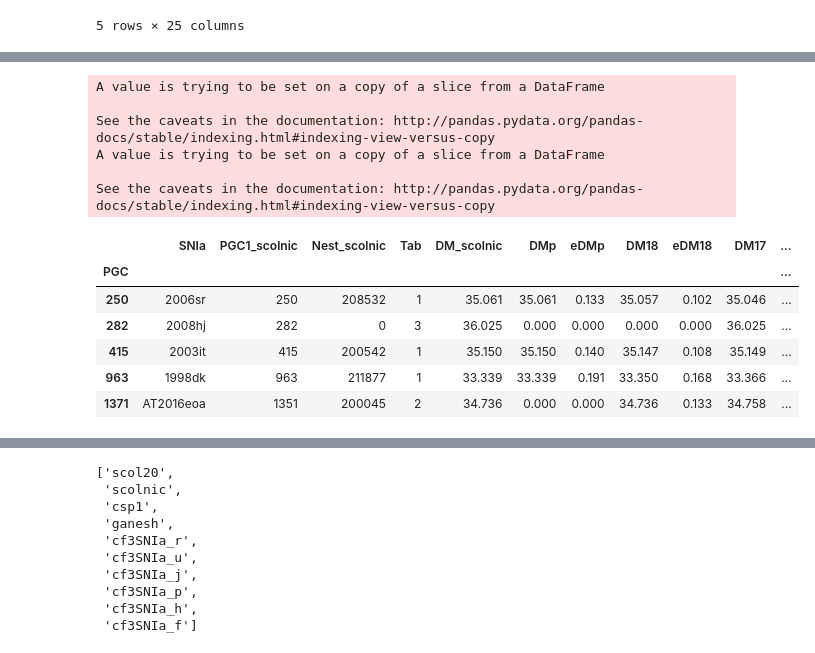
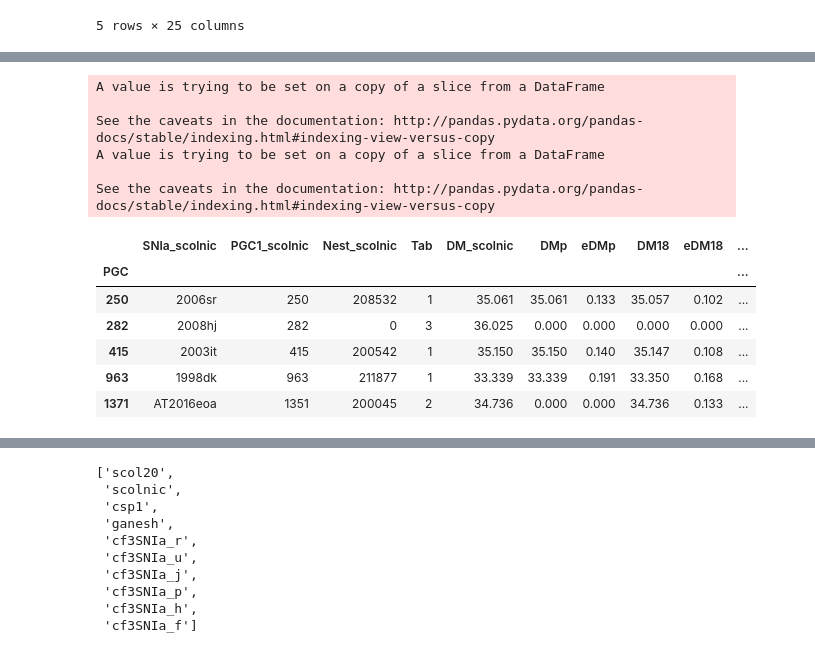
Before and after one commit to ekourkchi/CF4catalog, a Jupyter notebook: SNIa_groups-catal.ipynb, the cells around one changed output, grey strips where cells are left out. Drawn from its saved outputs; the diff is of its cells as text; code cells hidden in the pictures.

Commit message:
fixing promlems with SNIa catalogs

```diff
--- a/SNIa_groups-catal.ipynb
+++ b/SNIa_groups-catal.ipynb
@@ -212,40 +225,42 @@ df = pd.read_csv('ScolnicSNIa3Tables.csv', delimiter='|')
 df = df.rename(columns=lambda x: x.strip())
 df["PGC1"] = df.apply(lambda x: x.PGC1 if x.PGC1 != 0 else x.PGC, axis=1)
 
 df = df.set_index('PGC')
 
 
 
 df = df.rename(columns={"Nest": "Nest_scolnic"})
+df = df.rename(columns={"SNIa": "SNIa_scolnic"})
 df["Vcmb_scolnic"] = Vh2V3k(df["Glon"], df["Glat"], df["Vhel"])
 df = df.rename(columns={"PGC1": "PGC1_scolnic"})
 df["eDM_scolnic"] = df.apply(lambda x:
                              x.eDMp if x["Tab"]==1
                              else (x["eDM18"] if
                             ["Tab"]==2 else x["eDM17"])
                             , axis=1)
 
 
 df["eDM_scolnic"] = np.sqrt(df["eDM_scolnic"]**2+0.15**2)
 
 df_scolnic = df.rename(columns={"DM": "DM_scolnic"})
+
 df_scolnic["DM_scolnic"][df_scolnic["DM_scolnic"]==0] = np.nan
 df_scolnic["eDM_scolnic"][df_scolnic["DM_scolnic"].isna()] = np.nan
 df_scolnic.head()
 # %% [output]
 A value is trying to be set on a copy of a slice from a DataFrame
 
 See the caveats in the documentation: http://pandas.pydata.org/pandas-docs/stable/indexing.html#indexing-view-versus-copy
 A value is trying to be set on a copy of a slice from a DataFrame
 
 See the caveats in the documentation: http://pandas.pydata.org/pandas-docs/stable/indexing.html#indexing-view-versus-copy
-|  | SNIa | PGC1_scolnic | Nest_scolnic | Tab | DM_scolnic | DMp | eDMp | DM18 | eDM18 | DM17 | ... |
-| PGC |  |  |  |  |  |  |  |  |  |  | ... |
-| 250 | 2006sr | 250 | 208532 | 1 | 35.061 | 35.061 | 0.133 | 35.057 | 0.102 | 35.046 | ... |
-| 282 | 2008hj | 282 | 0 | 3 | 36.025 | 0.000 | 0.000 | 0.000 | 0.000 | 36.025 | ... |
-| 415 | 2003it | 415 | 200542 | 1 | 35.150 | 35.150 | 0.140 | 35.147 | 0.108 | 35.149 | ... |
-| 963 | 1998dk | 963 | 211877 | 1 | 33.339 | 33.339 | 0.191 | 33.350 | 0.168 | 33.366 | ... |
-| 1371 | AT2016eoa | 1351 | 200045 | 2 | 34.736 | 0.000 | 0.000 | 34.736 | 0.133 | 34.758 | ... |
+|  | SNIa_scolnic | PGC1_scolnic | Nest_scolnic | Tab | DM_scolnic | DMp | eDMp | DM18 | eDM18 | ... |
+| PGC |  |  |  |  |  |  |  |  |  | ... |
+| 250 | 2006sr | 250 | 208532 | 1 | 35.061 | 35.061 | 0.133 | 35.057 | 0.102 | ... |
+| 282 | 2008hj | 282 | 0 | 3 | 36.025 | 0.000 | 0.000 | 0.000 | 0.000 | ... |
+| 415 | 2003it | 415 | 200542 | 1 | 35.150 | 35.150 | 0.140 | 35.147 | 0.108 | ... |
+| 963 | 1998dk | 963 | 211877 | 1 | 33.339 | 33.339 | 0.191 | 33.350 | 0.168 | ... |
+| 1371 | AT2016eoa | 1351 | 200045 | 2 | 34.736 | 0.000 | 0.000 | 34.736 | 0.133 | ... |
 # %%
 df = pd.read_csv('Scolnic2020.csv', delimiter='|')
 df = df.rename(columns=lambda x: x.strip())
```
Also changed, not shown: parts of 19 cells of this notebook, 2 other files.
